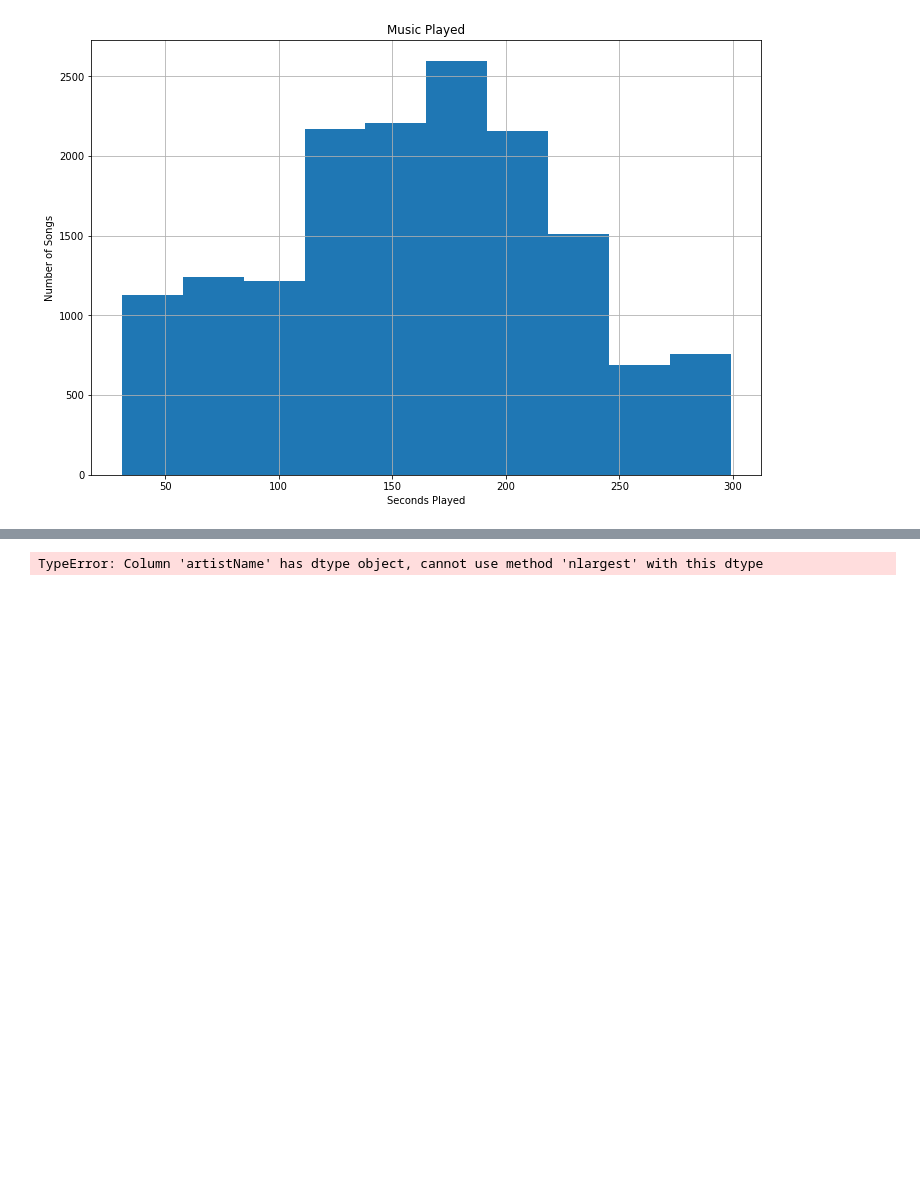
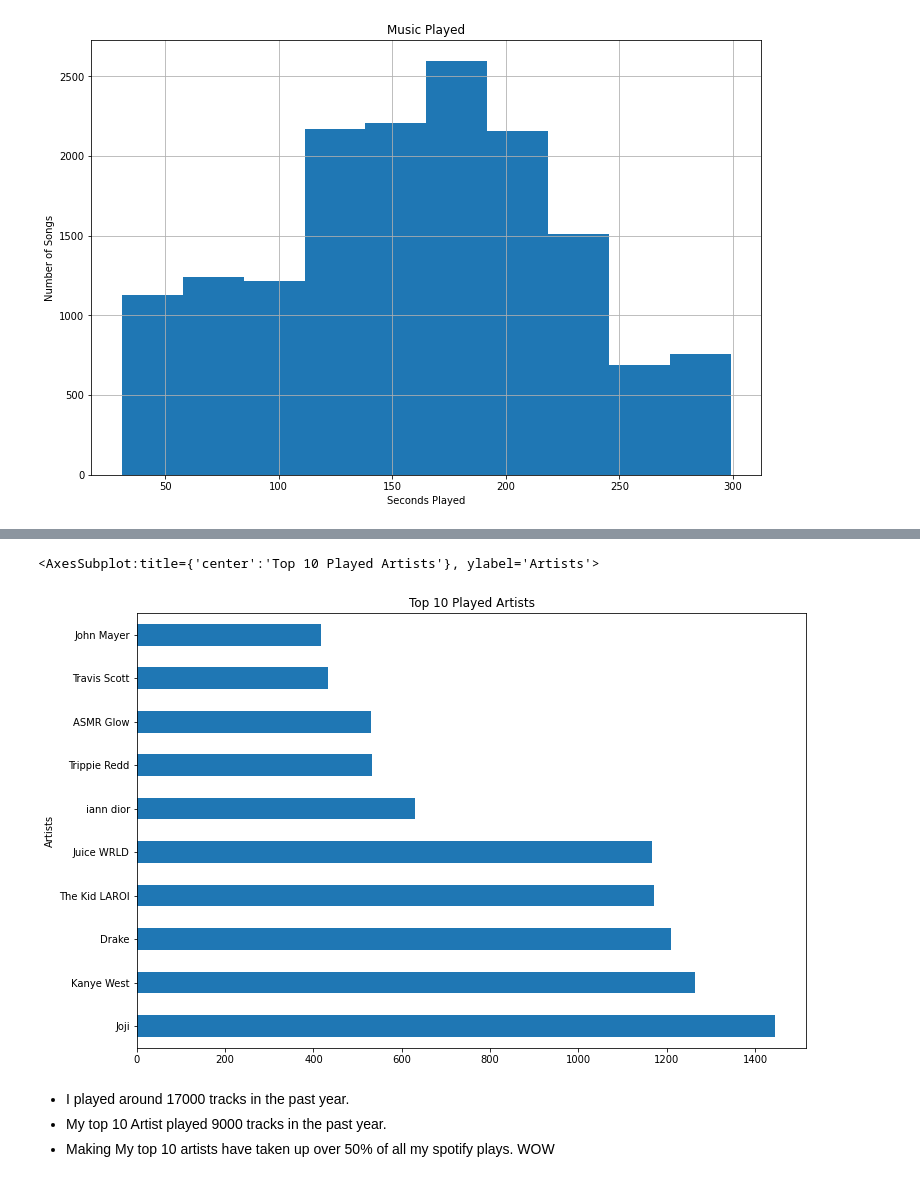
Before and after one commit to charliehanlon/SpotifyExploration, a Jupyter notebook: SpotifyEx.ipynb, the cells around one changed output, grey strips where cells are left out. Cells and saved outputs as stored; diff of their text form; code cells hidden in the pictures; blank space fills up the shorter version.

```diff
--- a/SpotifyEx.ipynb
+++ b/SpotifyEx.ipynb
@@ -204,4 +186,11 @@ KeyError: 'artistName.value_counts'
-# %%
-x.nlargest(3,'artistName')
-# %% [output]
-TypeError: Column 'artistName' has dtype object, cannot use method 'nlargest' with this dtype
+# %%
+s = sdf['artistName'].value_counts().nlargest(10)
+
+s.plot(kind="barh", title="Top 10 Played Artists", ylabel="Artists")
+# %% [output]
+<AxesSubplot:title={'center':'Top 10 Played Artists'}, ylabel='Artists'>
+[figure, added]
+# %% [markdown]
+- I played around 17000 tracks in the past year.
+- My top 10 Artist played 9000 tracks in the past year.
+- Making My top 10 artists have taken up over 50% of all my spotify plays. WOW
```
Also changed, not shown: parts of 26 cells of this notebook, 1 other file.
